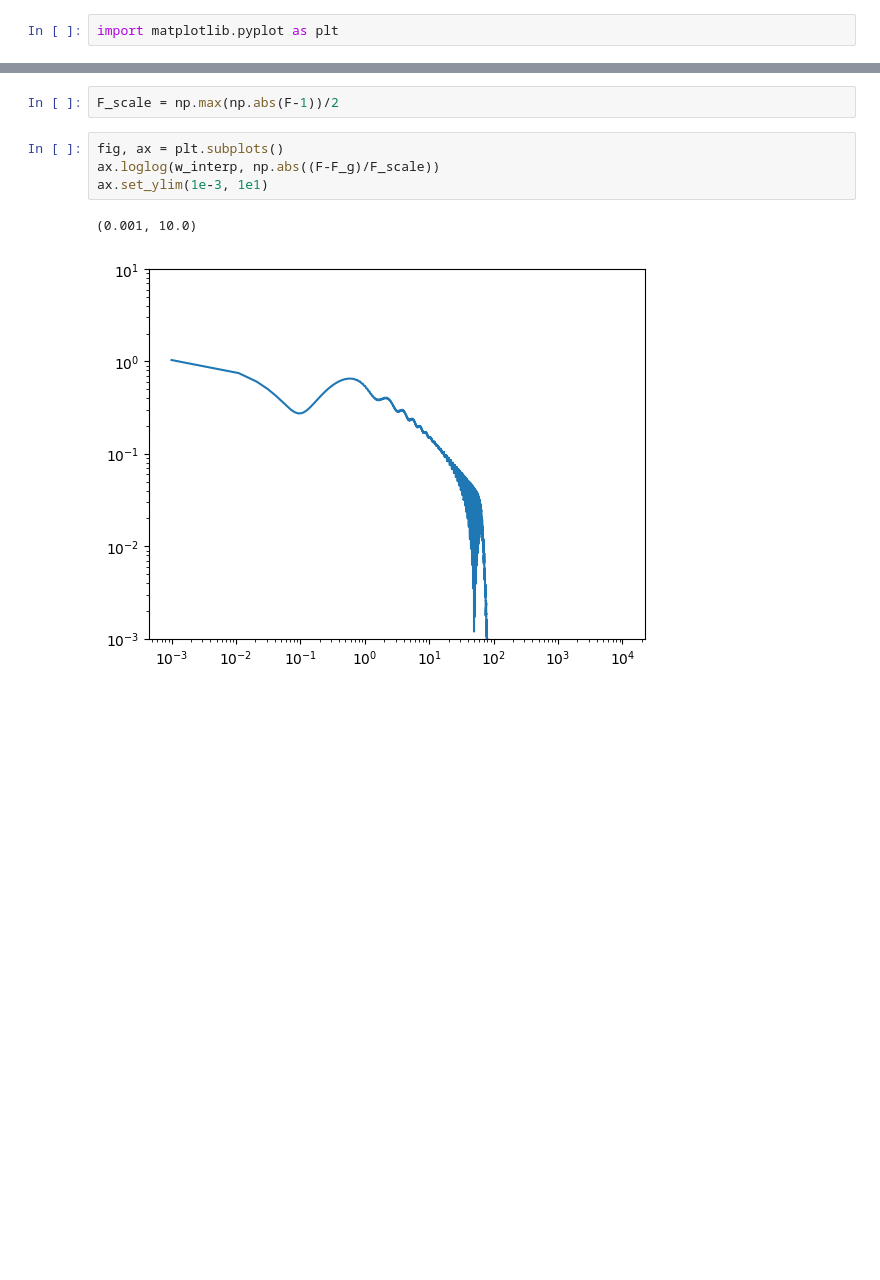
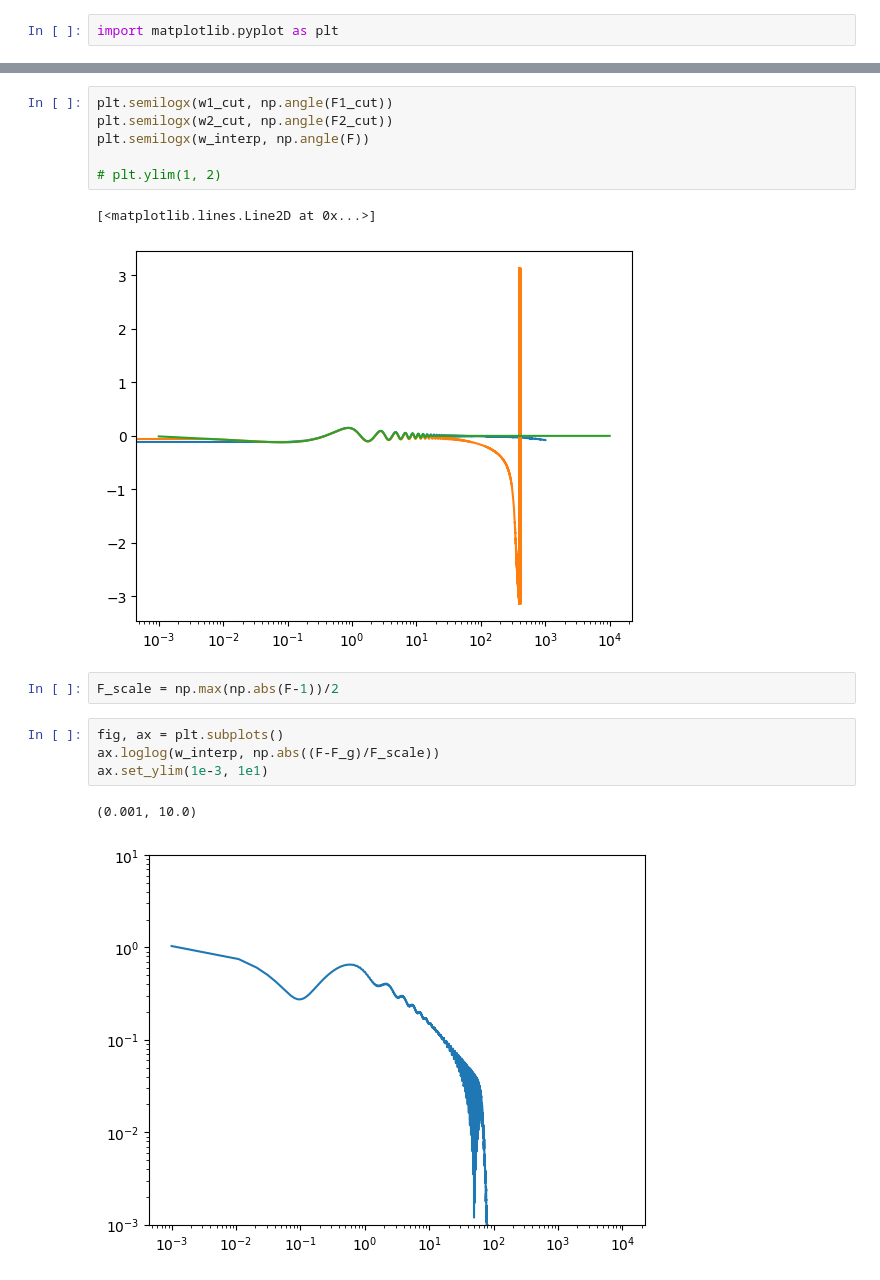
Before and after one commit to mhycheung/glworia, a Jupyter notebook: load_interp_simple.ipynb, the cells around one changed output, grey strips where cells are left out. Cells and saved outputs as stored; diff of their text form; blank space fills up the shorter version.

```diff
--- a/load_interp_simple.ipynb
+++ b/load_interp_simple.ipynb
@@ -81,3 +101,12 @@ axs[1].semilogx(w_interp, np.angle(F))
+# %%
+plt.semilogx(w1_cut, np.angle(F1_cut))
+plt.semilogx(w2_cut, np.angle(F2_cut))
+plt.semilogx(w_interp, np.angle(F))
+
+# plt.ylim(1, 2)
+# %% [output]
+[<matplotlib.lines.Line2D at 0x...>]
+[figure, added]
 # %%
 F_scale = np.max(np.abs(F-1))/2
 # %%
```
Also changed, not shown: parts of 11 cells of this notebook, 21 other files.
